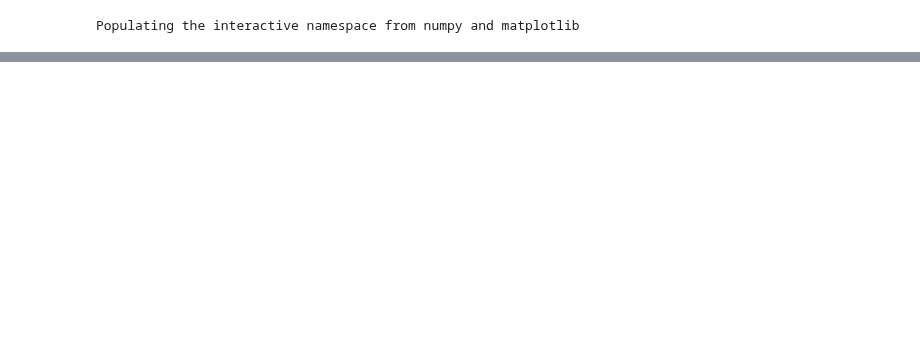
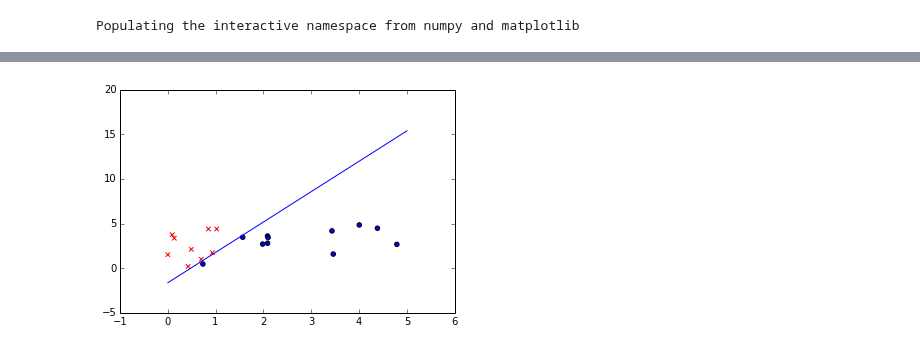
Before and after one commit to Chuphay/school, a Jupyter notebook: ML/Perceptron Learning.ipynb, the cells around one changed output, grey strips where cells are left out. Cells and saved outputs as stored; diff of their text form; code cells hidden in the pictures; blank space fills up the shorter version.

```diff
--- a/ML/Perceptron Learning.ipynb
+++ b/ML/Perceptron Learning.ipynb
@@ -65,0 +74,18 @@ for i in range(MAX):
+# %%
+w = randn(3)
+while True:
+    error = False
+    for i in data:
+        if(classify(w,data[i][:2]) != data[i][2]):
+            error = True
+            w = w + data[i][2]*array([1,data[i][0],data[i][1]])
+    if(error == False):
+        break
+plot_perceptron(w)
+for i in data:
+            if(data[i][2] == -1):
+                scatter(data[i][0],data[i][1], c = 'r', marker = 'x')
+            else:
+                scatter(data[i][0],data[i][1], c = 'b', marker = 'o')
+# %% [output]
+[figure, added]
```
Also changed, not shown: parts of 5 cells of this notebook.
